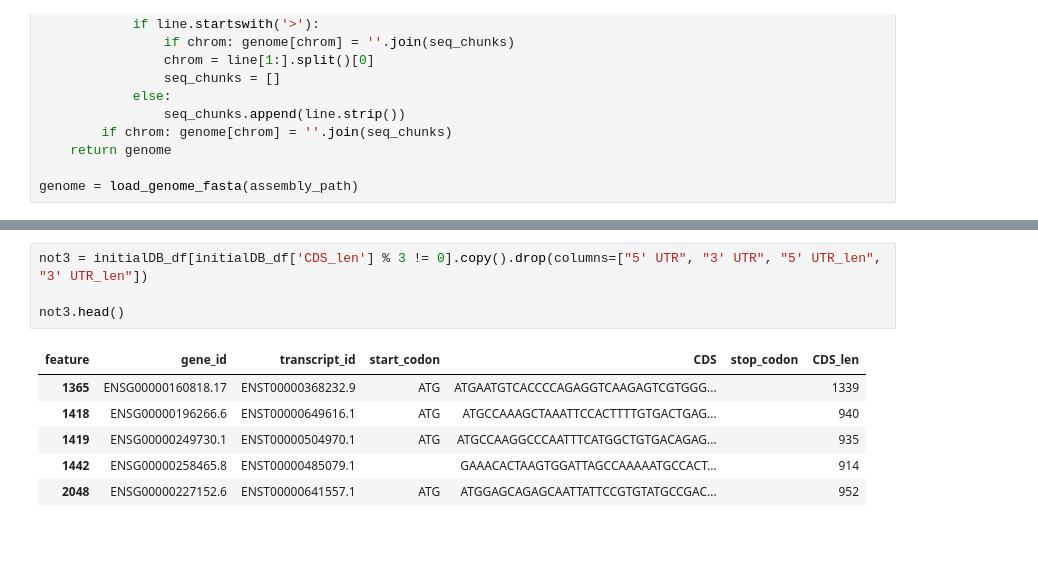
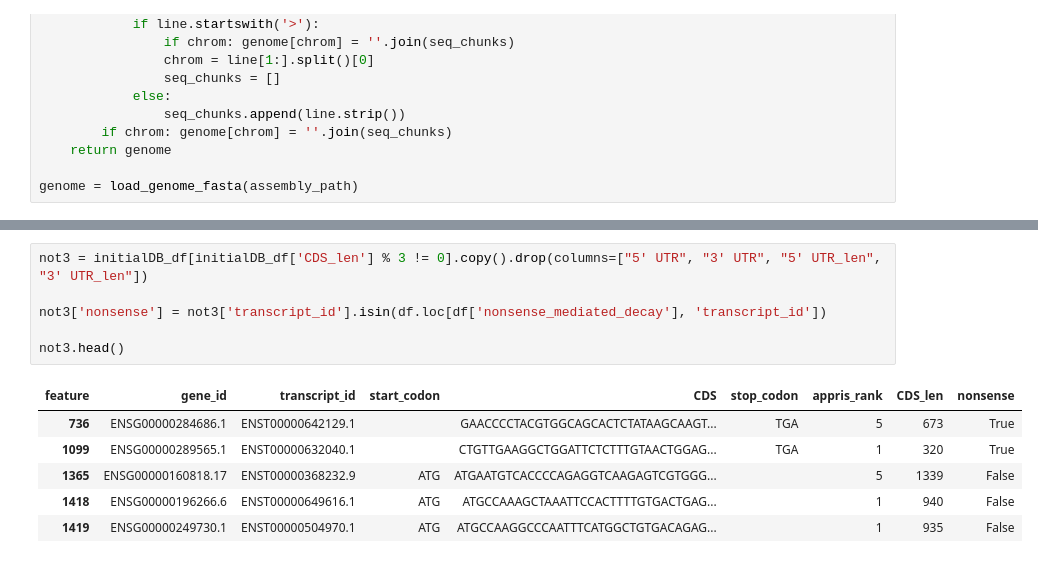
Before and after one commit to mxiimy/Predicting-Tissue-Specific-UTR, a Jupyter notebook: notebooks/initialDB.ipynb, the cells around one changed output, grey strips where cells are left out. Drawn from its saved outputs; the diff is of its cells as text.

```diff
--- a/notebooks/initialDB.ipynb
+++ b/notebooks/initialDB.ipynb
@@ -297,11 +311,13 @@ len(initialDB_df)
 # %%
 not3 = initialDB_df[initialDB_df['CDS_len'] % 3 != 0].copy().drop(columns=["5' UTR", "3' UTR", "5' UTR_len", "3' UTR_len"])
 
+not3['nonsense'] = not3['transcript_id'].isin(df.loc[df['nonsense_mediated_decay'], 'transcript_id'])
+
 not3.head()
 # %% [output]
-| feature | gene_id | transcript_id | start_codon | CDS | stop_codon | CDS_len |
-| 1365 | ENSG00000160818.17 | ENST00000368232.9 | ATG | ATGAATGTCACCCCAGAGGTCAAGAGTCGTGGG... |  | 1339 |
-| 1418 | ENSG00000196266.6 | ENST00000649616.1 | ATG | ATGCCAAAGCTAAATTCCACTTTTGTGACTGAG... |  | 940 |
-| 1419 | ENSG00000249730.1 | ENST00000504970.1 | ATG | ATGCCAAGGCCCAATTTCATGGCTGTGACAGAG... |  | 935 |
-| 1442 | ENSG00000258465.8 | ENST00000485079.1 |  | GAAACACTAAGTGGATTAGCCAAAAATGCCACT... |  | 914 |
-| 2048 | ENSG00000227152.6 | ENST00000641557.1 | ATG | ATGGAGCAGAGCAATTATTCCGTGTATGCCGAC... |  | 952 |
+| feature | gene_id | transcript_id | start_codon | CDS | stop_codon | appris_rank | CDS_len | nonsense |
+| 736 | ENSG00000284686.1 | ENST00000642129.1 |  | GAACCCCTACGTGGCAGCACTCTATAAGCAAGT... | TGA | 5 | 673 | True |
+| 1099 | ENSG00000289565.1 | ENST00000632040.1 |  | CTGTTGAAGGCTGGATTCTCTTTGTAACTGGAG... | TGA | 1 | 320 | True |
+| 1365 | ENSG00000160818.17 | ENST00000368232.9 | ATG | ATGAATGTCACCCCAGAGGTCAAGAGTCGTGGG... |  | 5 | 1339 | False |
+| 1418 | ENSG00000196266.6 | ENST00000649616.1 | ATG | ATGCCAAAGCTAAATTCCACTTTTGTGACTGAG... |  | 1 | 940 | False |
+| 1419 | ENSG00000249730.1 | ENST00000504970.1 | ATG | ATGCCAAGGCCCAATTTCATGGCTGTGACAGAG... |  | 1 | 935 | False |
```
Also changed, not shown: parts of 13 cells of this notebook.
